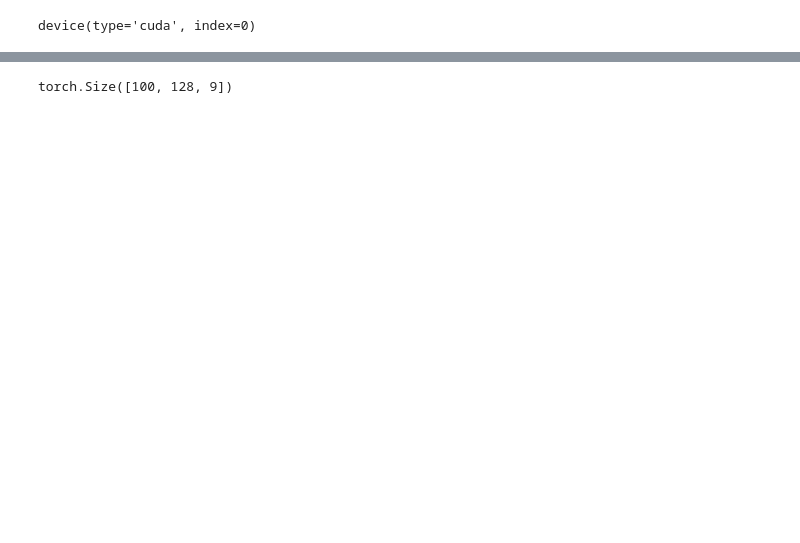
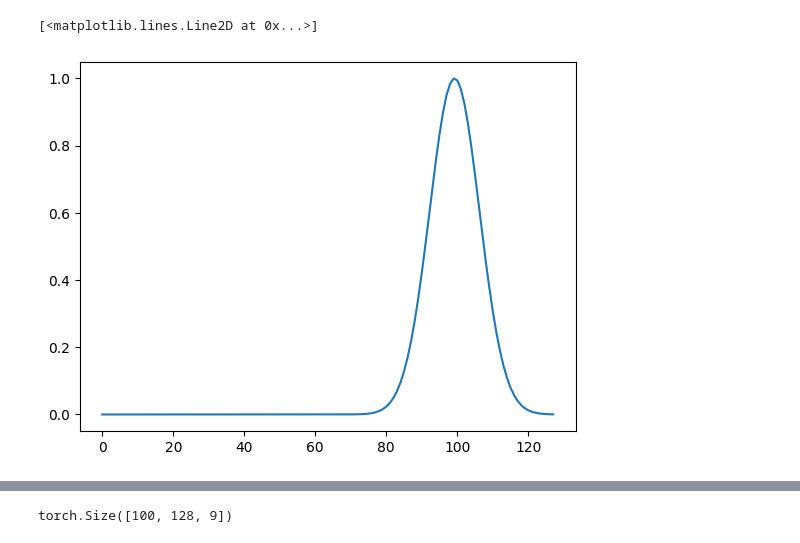
Before and after one commit to misha1sh/audio-ml, a Jupyter notebook: main.ipynb, the cells around one changed output, grey strips where cells are left out. Cells and saved outputs as stored; diff of their text form; code cells hidden in the pictures; blank space fills up the shorter version.

```diff
--- a/main.ipynb
+++ b/main.ipynb
@@ -177,4 +52,0 @@ break at 295
-# %%
-next(model.parameters()).device
-# %% [output]
-device(type='cuda', index=0)
@@ -182,0 +53,12 @@ del scheduler
+# %%
+def nd_based_filter(N, centers):
+    cnt = centers.shape[0]
+    x = torch.linspace(0, N, N, device=centers.device).repeat(cnt, 1)
+    centers = centers.repeat(N, 1).T
+    d = 10
+    return torch.e ** (-((x - centers) / d) ** 2)
+
+plt.plot(nd_based_filter(N_MELS, torch.Tensor([10, 50, 100]))[2])
+# %% [output]
+[<matplotlib.lines.Line2D at 0x...>]
+[figure, added]
```
Also changed, not shown: parts of 19 cells of this notebook, 11 other files.
